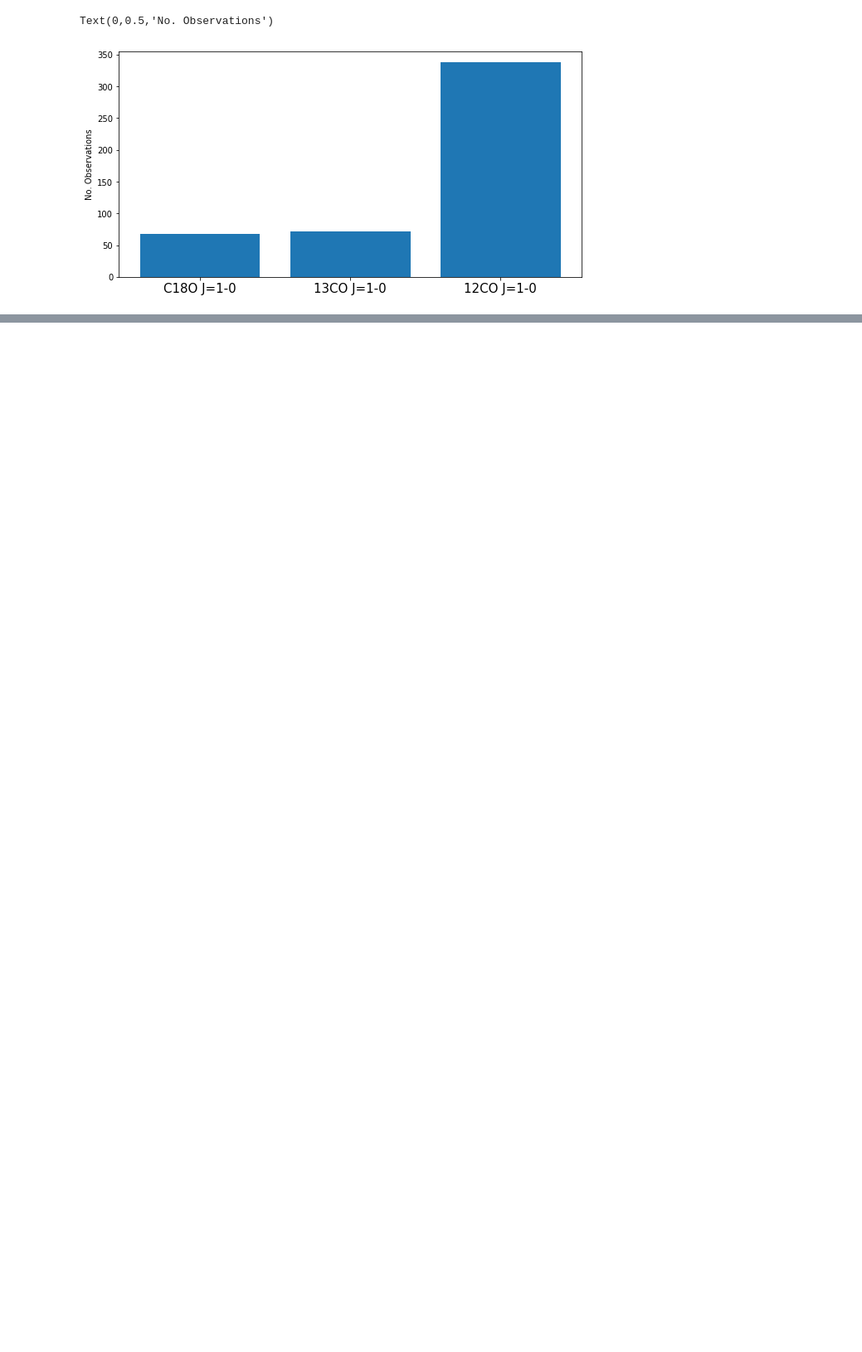
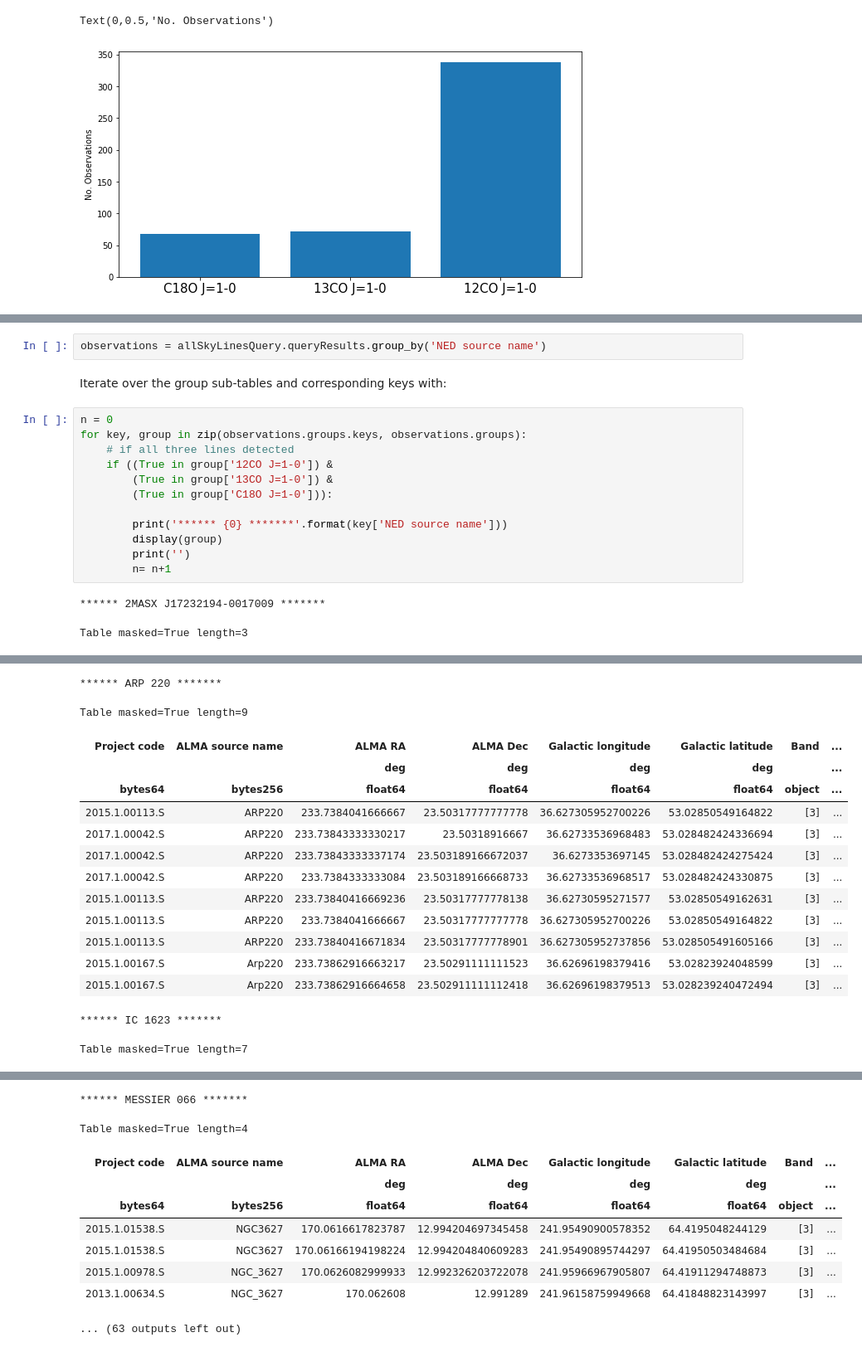
Before and after one commit to sj-wilkinson/ALMAxmatch, a Jupyter notebook: notebooks/all-sky-line-search-example.ipynb, the cells around one changed output, grey strips where cells are left out. Shown: that part at 83% size. Saved outputs shown, nothing was run; the diff lists cells and outputs as text; blank space fills up the shorter version.

Commit message:
group by NED source name example

```diff
--- a/notebooks/all-sky-line-search-example.ipynb
+++ b/notebooks/all-sky-line-search-example.ipynb
@@ -137,0 +140,19 @@ Text(0,0.5,'No. Observations')
+# %%
+observations = allSkyLinesQuery.queryResults.group_by('NED source name')
+# %% [markdown]
+Iterate over the group sub-tables and corresponding keys with:
+# %%
+n = 0
+for key, group in zip(observations.groups.keys, observations.groups):
+    # if all three lines detected
+    if ((True in group['12CO J=1-0']) &
+        (True in group['13CO J=1-0']) &
+        (True in group['C18O J=1-0'])):
+
+        print('****** {0} *******'.format(key['NED source name']))
+        display(group)
+        print('')
+        n= n+1
+# %% [output]
+****** 2MASX J17232194-0017009 *******
+Table masked=True length=3
@@ -137,0 +165,16 @@ Text(0,0.5,'No. Observations')
+****** ARP 220 *******
+Table masked=True length=9
+| Project code | ALMA source name | ALMA RA | ALMA Dec | Galactic longitude | Galactic latitude | Band | ... |
+|  |  | deg | deg | deg | deg |  | ... |
+| bytes64 | bytes256 | float64 | float64 | float64 | float64 | object | ... |
+| 2015.1.00113.S | ARP220 | 233.7384041666667 | 23.50317777777778 | 36.627305952700226 | 53.02850549164822 | [3] | ... |
+| 2017.1.00042.S | ARP220 | 233.73843333330217 | 23.50318916667 | 36.62733536968483 | 53.028482424336694 | [3] | ... |
+| 2017.1.00042.S | ARP220 | 233.73843333337174 | 23.503189166672037 | 36.6273353697145 | 53.028482424275424 | [3] | ... |
+| 2017.1.00042.S | ARP220 | 233.7384333333084 | 23.503189166668733 | 36.62733536968517 | 53.028482424330875 | [3] | ... |
+| 2015.1.00113.S | ARP220 | 233.73840416669236 | 23.50317777778138 | 36.62730595271577 | 53.02850549162631 | [3] | ... |
+| 2015.1.00113.S | ARP220 | 233.7384041666667 | 23.50317777777778 | 36.627305952700226 | 53.02850549164822 | [3] | ... |
+| 2015.1.00113.S | ARP220 | 233.73840416671834 | 23.50317777778901 | 36.627305952737856 | 53.028505491605166 | [3] | ... |
+| 2015.1.00167.S | Arp220 | 233.73862916663217 | 23.50291111111523 | 36.62696198379416 | 53.02823924048599 | [3] | ... |
+| 2015.1.00167.S | Arp220 | 233.73862916664658 | 23.502911111112418 | 36.62696198379513 | 53.028239240472494 | [3] | ... |
+****** IC 1623 *******
+Table masked=True length=7
@@ -137,0 +191,10 @@ Text(0,0.5,'No. Observations')
+****** MESSIER 066 *******
+Table masked=True length=4
+| Project code | ALMA source name | ALMA RA | ALMA Dec | Galactic longitude | Galactic latitude | Band | ... |
+|  |  | deg | deg | deg | deg |  | ... |
+| bytes64 | bytes256 | float64 | float64 | float64 | float64 | object | ... |
+| 2015.1.01538.S | NGC3627 | 170.0616617823787 | 12.994204697345458 | 241.95490900578352 | 64.4195048244129 | [3] | ... |
+| 2015.1.01538.S | NGC3627 | 170.06166194198224 | 12.994204840609283 | 241.95490895744297 | 64.41950503484684 | [3] | ... |
+| 2015.1.00978.S | NGC_3627 | 170.0626082999933 | 12.992326203722078 | 241.95966967905807 | 64.41911294748873 | [3] | ... |
+| 2013.1.00634.S | NGC_3627 | 170.062608 | 12.991289 | 241.96158759949668 | 64.41848823143997 | [3] | ... |
+... (63 outputs left out)
```
Also changed, not shown: parts of 3 cells of this notebook.
